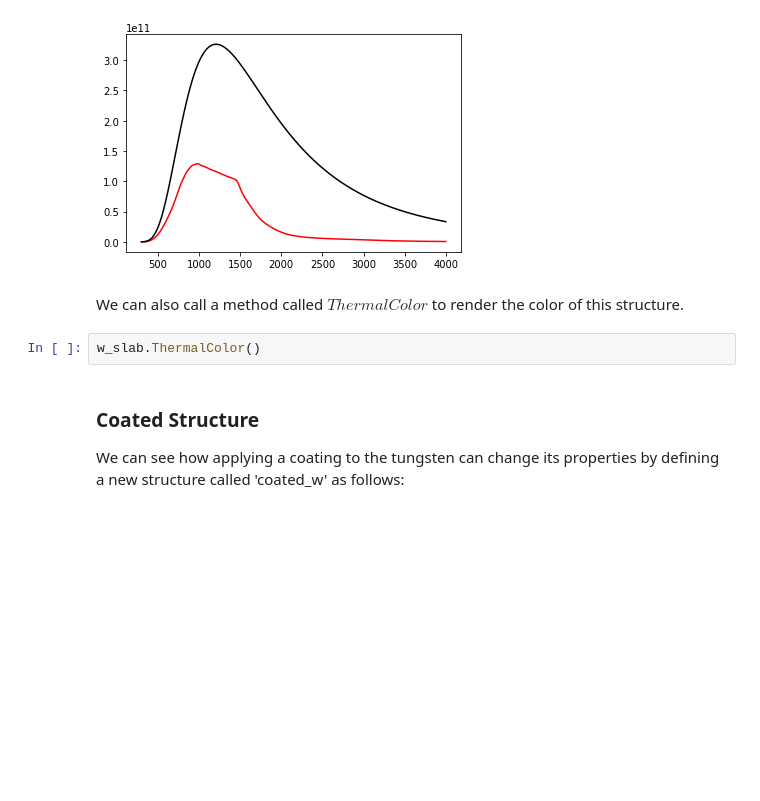
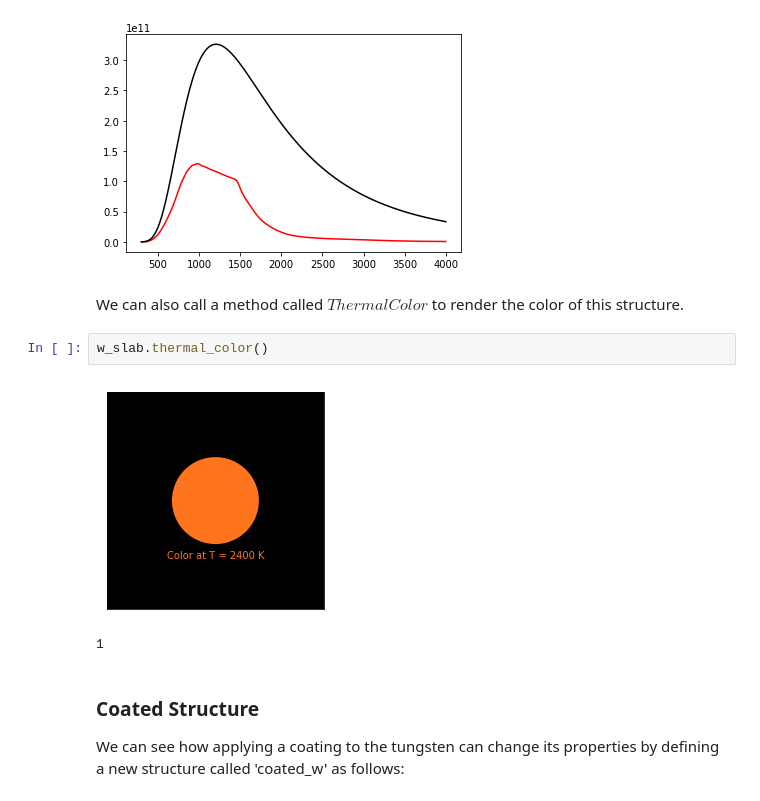
Before and after one commit to FoleyLab/wptherml_v1.0.0, a Jupyter notebook: Example2.ipynb, the cells around one changed output. Cells and saved outputs as stored; diff of their text form; blank space fills up the shorter version.

```diff
--- a/Example2.ipynb
+++ b/Example2.ipynb
@@ -60,7 +58,10 @@ plt.plot(w_slab.lam*1e9, w_slab.BBs, 'black')
 # %% [markdown]
 We can also call a method called $ThermalColor$ to render the color of this structure.
 # %%
-w_slab.ThermalColor()
+w_slab.thermal_color()
+# %% [output]
+[figure, added]
+1
 # %% [markdown]
 ### Coated Structure
 We can see how applying a coating to the tungsten can change its properties by defining a new structure called 'coated_w' as follows:
```
Also changed, not shown: parts of 5 cells of this notebook, 2 other files.
